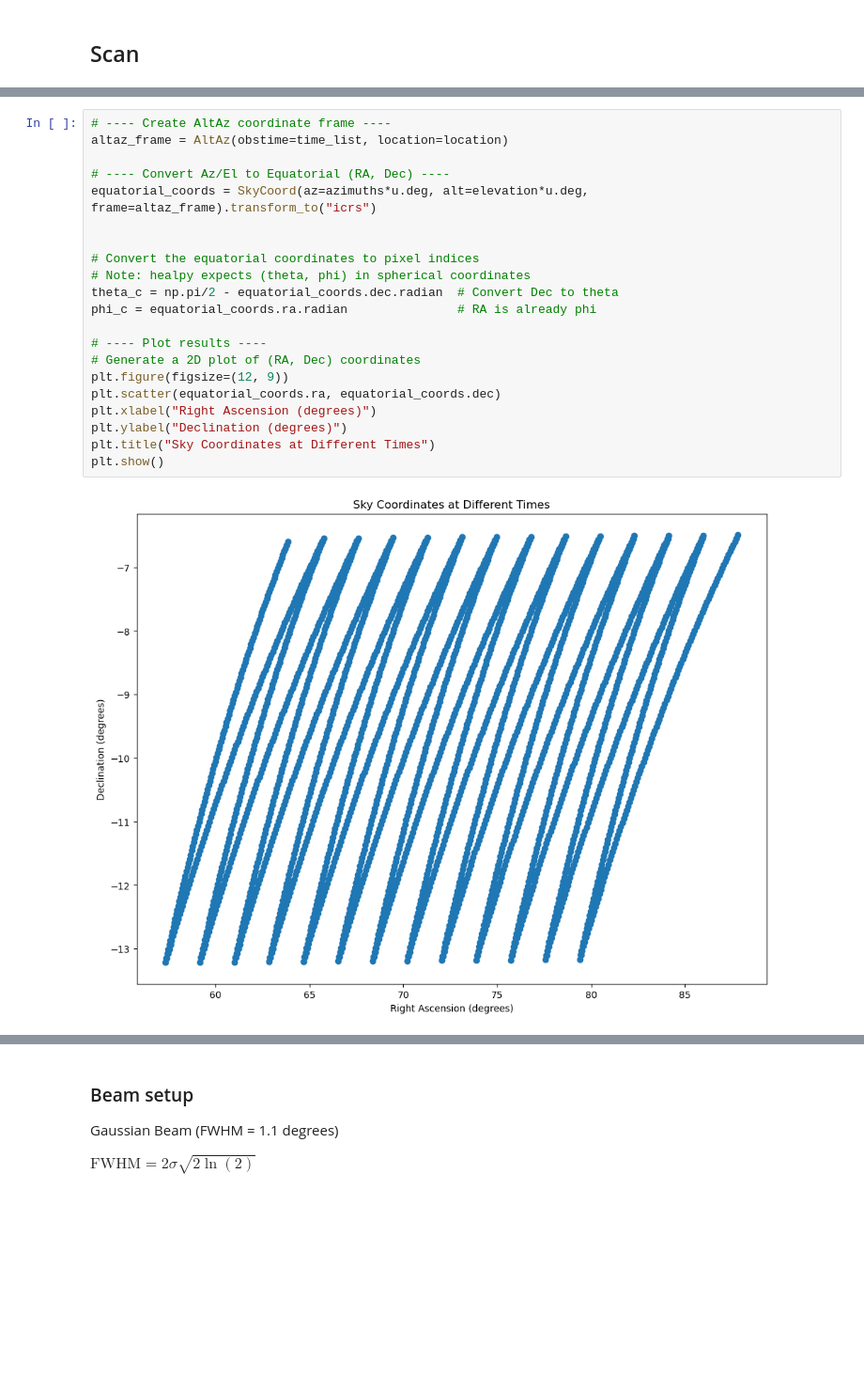
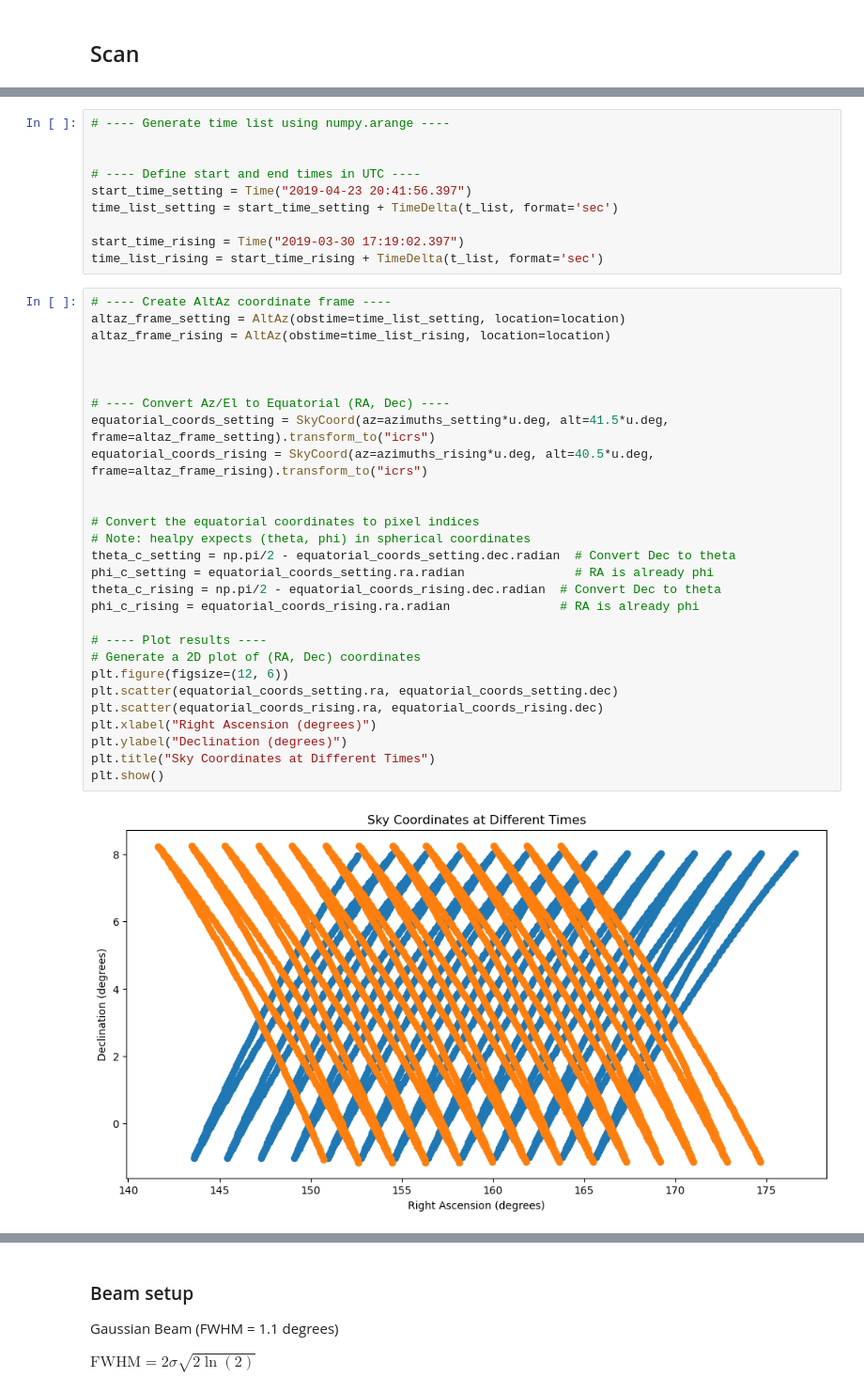
Before and after one commit to zzhang0123/hydra-tod, a Jupyter notebook: notebooks/workflow.ipynb, the cells around one changed output, grey strips where cells are left out. Shown: that part at 94% size. Saved outputs shown, nothing was run; the diff lists cells and outputs as text; blank space fills up the shorter version.

```diff
--- a/notebooks/workflow.ipynb
+++ b/notebooks/workflow.ipynb
@@ -102,23 +73,40 @@ Generated 2860 timestamps.
+# %%
+# ---- Generate time list using numpy.arange ----
+
+
+# ---- Define start and end times in UTC ----
+start_time_setting = Time("2019-04-23 20:41:56.397")
+time_list_setting = start_time_setting + TimeDelta(t_list, format='sec')
+
+start_time_rising = Time("2019-03-30 17:19:02.397")
+time_list_rising = start_time_rising + TimeDelta(t_list, format='sec')
 # %%
 # ---- Create AltAz coordinate frame ----
-altaz_frame = AltAz(obstime=time_list, location=location)
+altaz_frame_setting = AltAz(obstime=time_list_setting, location=location)
+altaz_frame_rising = AltAz(obstime=time_list_rising, location=location)
+
+
 
 # ---- Convert Az/El to Equatorial (RA, Dec) ----
-equatorial_coords = SkyCoord(az=azimuths*u.deg, alt=elevation*u.deg, frame=altaz_frame).transform_to("icrs")
+equatorial_coords_setting = SkyCoord(az=azimuths_setting*u.deg, alt=41.5*u.deg, frame=altaz_frame_setting).transform_to("icrs")
+equatorial_coords_rising = SkyCoord(az=azimuths_rising*u.deg, alt=40.5*u.deg, frame=altaz_frame_rising).transform_to("icrs")
 
 
 # Convert the equatorial coordinates to pixel indices
 # Note: healpy expects (theta, phi) in spherical coordinates
-theta_c = np.pi/2 - equatorial_coords.dec.radian  # Convert Dec to theta
-phi_c = equatorial_coords.ra.radian               # RA is already phi
+theta_c_setting = np.pi/2 - equatorial_coords_setting.dec.radian  # Convert Dec to theta
+phi_c_setting = equatorial_coords_setting.ra.radian               # RA is already phi
+theta_c_rising = np.pi/2 - equatorial_coords_rising.dec.radian  # Convert Dec to theta
+phi_c_rising = equatorial_coords_rising.ra.radian               # RA is already phi
 
 # ---- Plot results ----
 # Generate a 2D plot of (RA, Dec) coordinates
-plt.figure(figsize=(12, 9))
-plt.scatter(equatorial_coords.ra, equatorial_coords.dec)
+plt.figure(figsize=(12, 6))
+plt.scatter(equatorial_coords_setting.ra, equatorial_coords_setting.dec)
+plt.scatter(equatorial_coords_rising.ra, equatorial_coords_rising.dec)
 plt.xlabel("Right Ascension (degrees)")
 plt.ylabel("Declination (degrees)")
 plt.title("Sky Coordinates at Different Times")
 plt.show()
 # %% [output]
-[figure, old version]
+[figure, new version]
```
Also changed, not shown: parts of 15 cells of this notebook.
